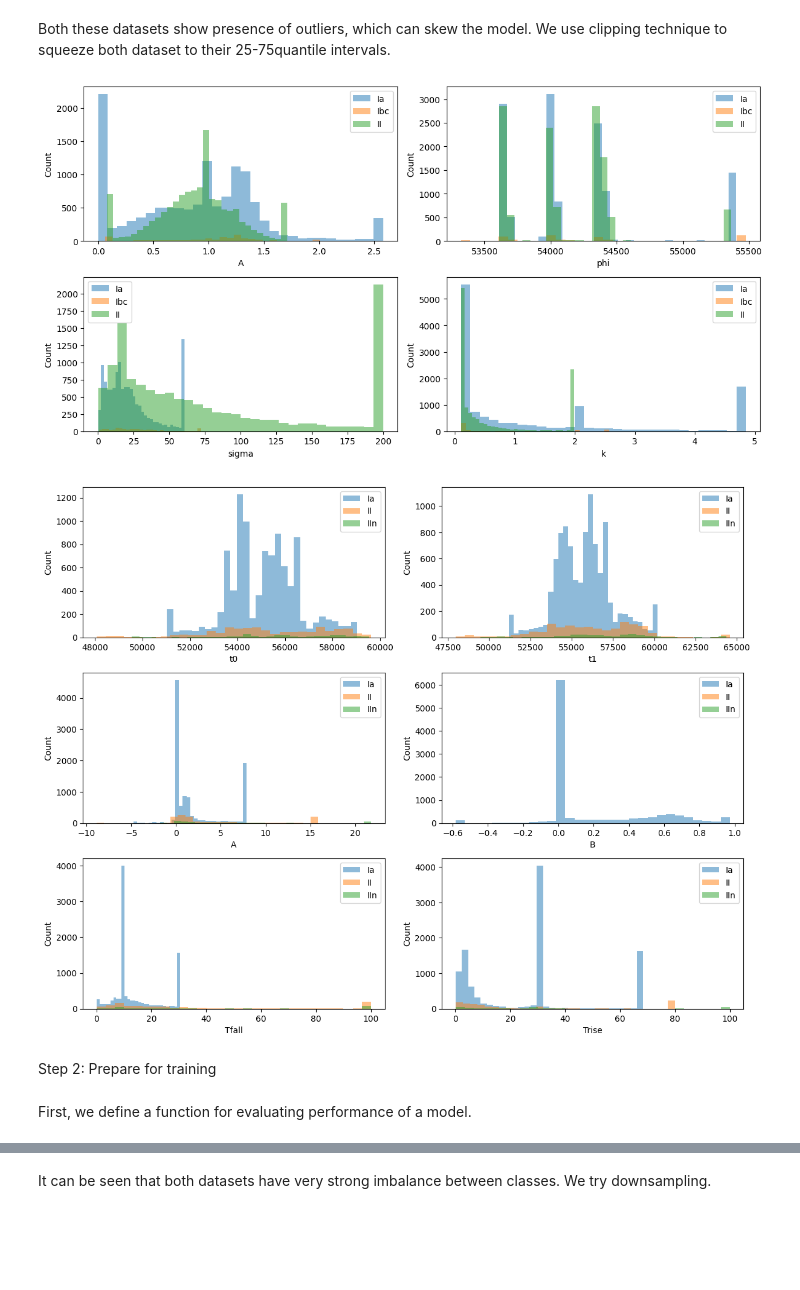
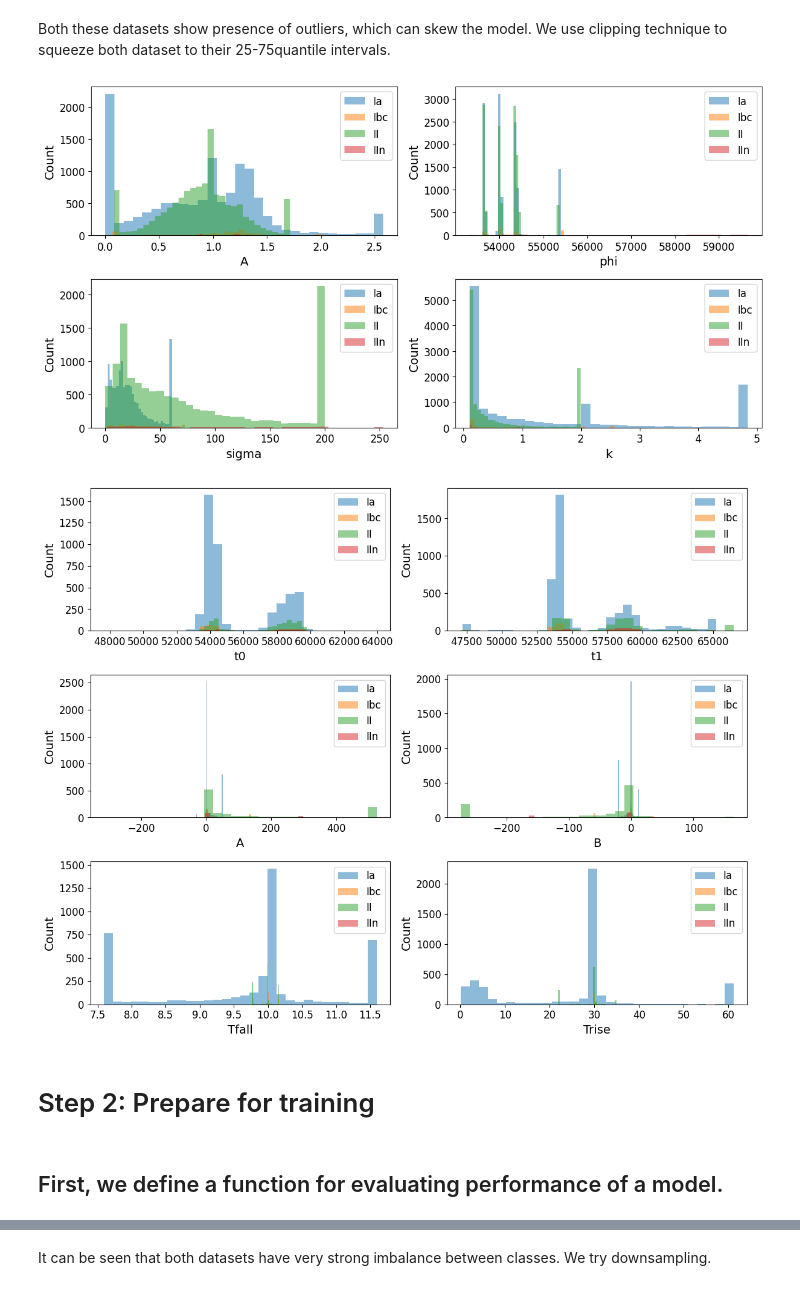
Before and after one commit to phongdang14/P-A_ML_Fall2025_TransformerTeam, a Jupyter notebook: Team transformer.ipynb, the cells around one changed output, grey strips where cells are left out. Drawn from its saved outputs; the diff is of its cells as text; code cells hidden in the pictures; blank space fills up the shorter version.

```diff
--- a/Team transformer.ipynb
+++ b/Team transformer.ipynb
@@ -15,4 +16,12 @@ Drive already mounted at /content/drive; to attempt to forcibly remount, call dr
 import pandas as pd
 import matplotlib.pyplot as plt
 import numpy as np
+
+#adjust font sizes for visibility on slides
+plt.rcParams.update({
+    'font.size': 12,
+    'axes.titlesize': 16,
+    'axes.labelsize': 14,
+    'legend.fontsize': 12,
+})
 # %% [markdown]
@@ -29,10 +39,11 @@ I_labels = ['Ia', 'Ibc', 'II']
 # %%
 # Model 2:
-II_Ia = pd.read_csv(dir + 'supernova_parameters_successful[75].csv').dropna()
-II_II = pd.read_csv(dir + 'supernova_parameters_successful[68].csv').dropna()
-II_IIn = pd.read_csv(dir + 'supernova_parameters_successful.csv').dropna()
-II_skip = {'supernova', 'type', 'band', 'n_obs', 'flux_scale', 'redshift'}
-II_labels = ['Ia', 'II', 'IIn']
+II_Ia = pd.read_csv(dir + 'model2_typeIa_parameters.csv').dropna()
+II_Ibc = pd.read_csv(dir + 'model2_typeIbc_parameters.csv').dropna()
+II_II = pd.read_csv(dir + 'model2_typeII_parameters.csv').dropna()
+II_IIn = pd.read_csv(dir + 'model2_typeIIn_parameters.csv').dropna()
+II_skip = {'supernova', 'type', 'n_obs', 'flux_scale', 'redshift', 'band'}
+II_labels = ['Ia', 'Ibc', 'II', 'IIn']
 # %% [markdown]
 Next, we inspect the statistics of the features in each dataset.
 # %%
@@ -77,7 +88,7 @@ Both these datasets show presence of outliers, which can skew the model. We use
 # %%
 def clipping(dfs, skip):
     dfs_clipped = []
-    feature_cols = [c for c in dfs[0].columns if c not in skip]
+    feature_cols = dfs[0].columns[3:]
 
     for df in dfs:
         df_copy = df.copy()
@@ -97,17 +108,17 @@ def clipping(dfs, skip):
 
     return dfs_clipped
 # %%
-I_Ia_clip, I_Ibc_clip, I_II_clip = clipping([I_Ia,I_Ibc,I_II], I_skip)
-histogram_all([I_Ia_clip, I_Ibc_clip, I_II_clip], I_skip, I_labels)
+I_Ia_clip, I_Ibc_clip, I_II_clip, I_IIn_clip = clipping([I_Ia,I_Ibc,I_II, I_IIn], I_skip)
+histogram_all([I_Ia_clip, I_Ibc_clip, I_II_clip, I_IIn_clip], I_skip, I_labels)
 # %% [output]
-[figure, old version]
+[figure, new version]
 # %%
-II_Ia_clip, II_II_clip, II_IIn_clip = clipping([II_Ia,II_II,II_IIn], II_skip)
-histogram_all([II_Ia_clip, II_II_clip, II_IIn_clip], II_skip, II_labels)
+II_Ia_clip, II_Ibc_clip, II_II_clip, II_IIn_clip = clipping([II_Ia,II_Ibc,II_II,II_IIn], II_skip)
+histogram_all([II_Ia_clip, II_Ibc_clip, II_II_clip, II_IIn_clip], II_skip, II_labels)
 # %% [output]
-[figure, old version]
+[figure, new version]
 # %% [markdown]
-Step 2: Prepare for training
+# Step 2: Prepare for training
 # %%
 from sklearn.preprocessing import RobustScaler, label_binarize
 from sklearn.model_selection import train_test_split
@@ -115,2 +127,2 @@ from sklearn.metrics import accuracy_score, classification_report, confusion_mat
 # %% [markdown]
-First, we define a function for evaluating performance of a model.
+## First, we define a function for evaluating performance of a model.
```
Also changed, not shown: parts of 40 cells of this notebook.
